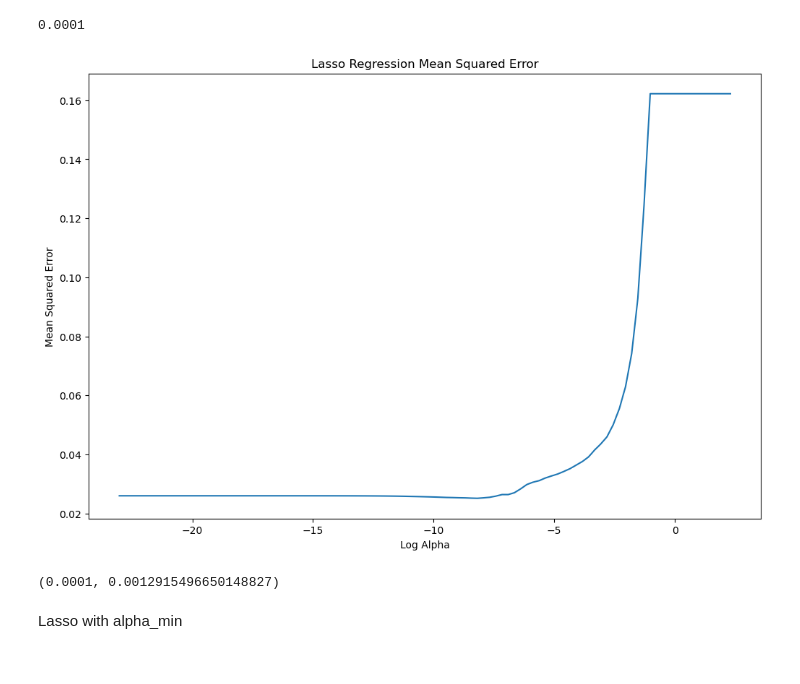
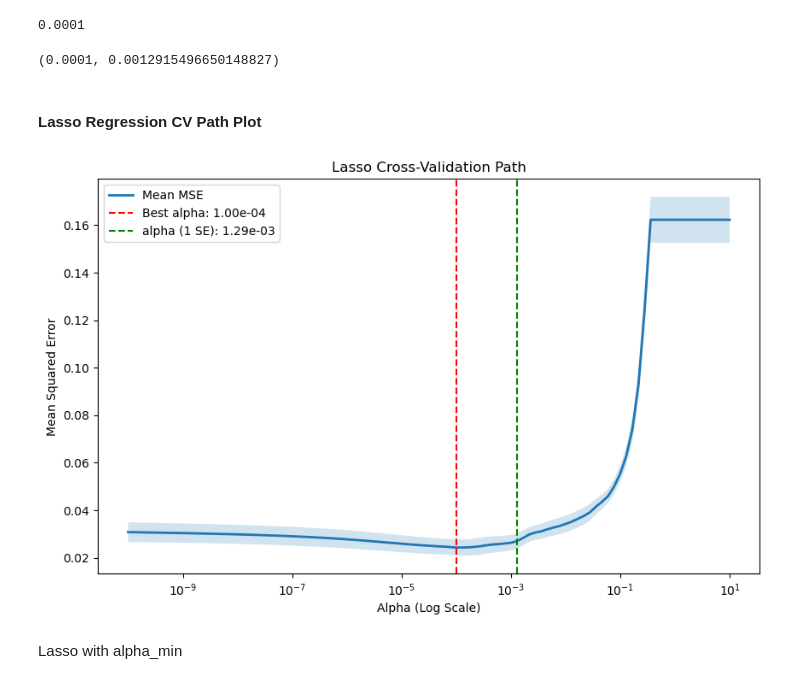
Before and after one commit to lycpaul/cs598-psl, a Jupyter notebook: code2/Assignment_2_1160_ycl7.ipynb, the cells around one changed output. Saved outputs shown, nothing was run; the diff lists cells and outputs as text; code cells hidden in the pictures.

```diff
--- a/code2/Assignment_2_1160_ycl7.ipynb
+++ b/code2/Assignment_2_1160_ycl7.ipynb
@@ -271,26 +292,6 @@ cv_alpha = lassocv.alpha_
 print(cv_alpha)
 # %% [output]
 0.0001
-# %%
-# Generate a CV plot to verify the lamda selection range
-# x: log(alpha)
-# y: mean_squared_error
-
-mse_scores = []
-for alpha in lasso_alphas:
-    lasso = Lasso(alpha=alpha)
-    mse = -cross_val_score(lasso, X_train_std, Y_train, cv=10, scoring='neg_mean_squared_error')
-    mse_scores.append(np.mean(mse))
-
-plt.figure(figsize=(12, 8))
-plt.plot(np.log(lasso_alphas), mse_scores)
-plt.xlabel('Log Alpha')
-plt.ylabel('Mean Squared Error')
-plt.title('Lasso Regression Mean Squared Error')
-plt.axis('tight')
-plt.show()
-# %% [output]
-[figure, removed]
 # %%
 mean_mse = np.mean(lassocv.mse_path_, axis=1)
 std_mse = np.std(lassocv.mse_path_, axis=1) / np.sqrt(10)
@@ -306,6 +307,24 @@ alpha_1se = max(cv_alphas[np.where(mean_mse <= threshold)])
 alpha_min, alpha_1se  #alpha_min = lassocv.alpha_
 # %% [output]
 (0.0001, 0.0012915496650148827)
+# %% [markdown]
+#### Lasso Regression CV Path Plot
+# %%
+mean_mse = np.array(mean_mse)
+std_mse = np.array(std_mse)
+
+plt.figure(figsize=(10, 6))
+plt.semilogx(cv_alphas, mean_mse, label='Mean MSE', linewidth=2)
+plt.fill_between(cv_alphas, mean_mse - std_mse, mean_mse + std_mse, alpha=0.2)
+plt.axvline(alpha_min, linestyle='--', color='r', label=f'Best alpha: {alpha_min:.2e}')
+plt.axvline(alpha_1se, linestyle='--', color='g', label=f'alpha (1 SE): {alpha_1se:.2e}')
+plt.xlabel('Alpha (Log Scale)')
+plt.ylabel('Mean Squared Error')
+plt.legend()
+plt.title('Lasso Cross-Validation Path')
+plt.show()
+# %% [output]
+[figure, added]
 # %% [markdown]
 Lasso with alpha_min
 # %%
```
Also changed, not shown: parts of 15 cells of this notebook, 1 other file.
